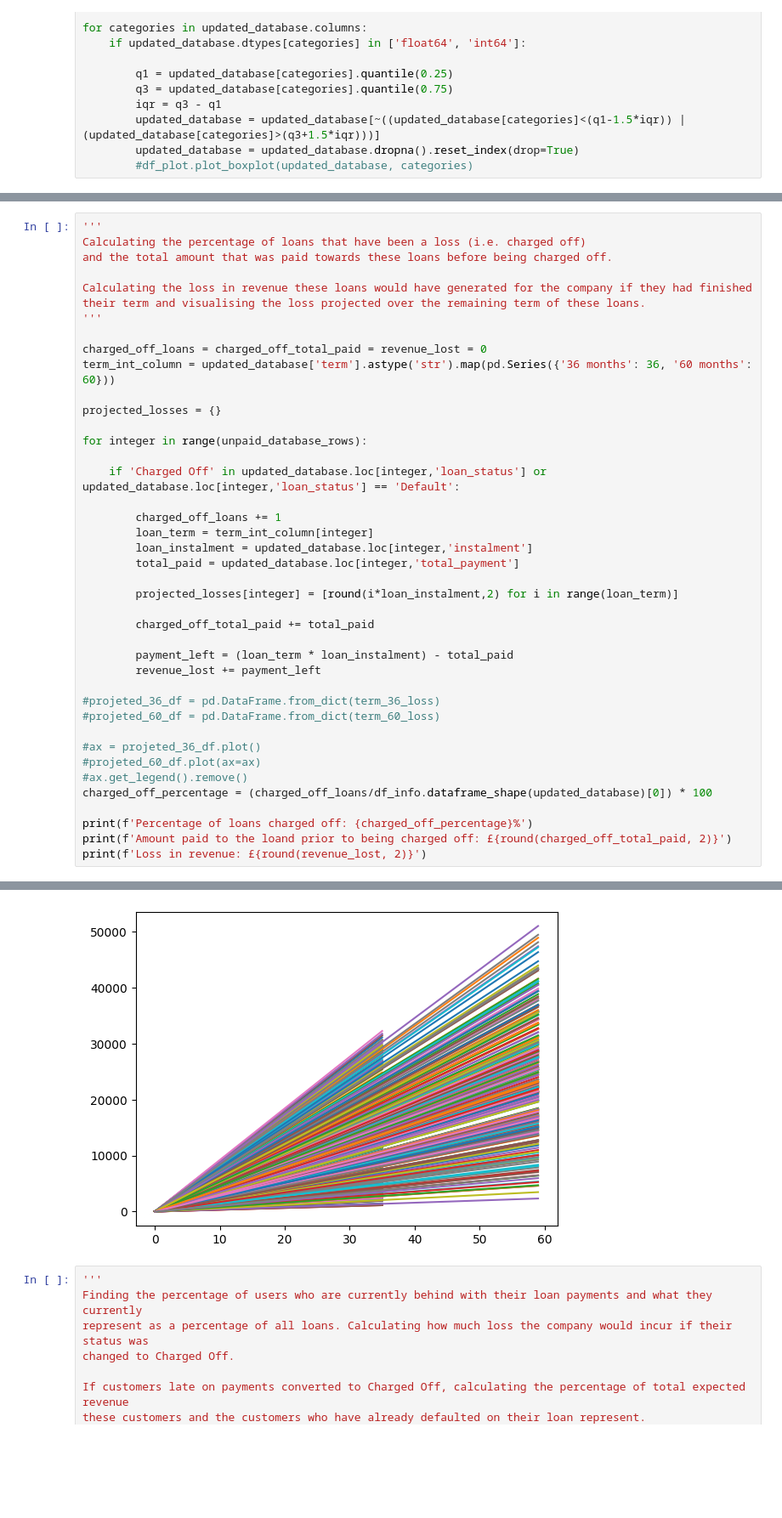
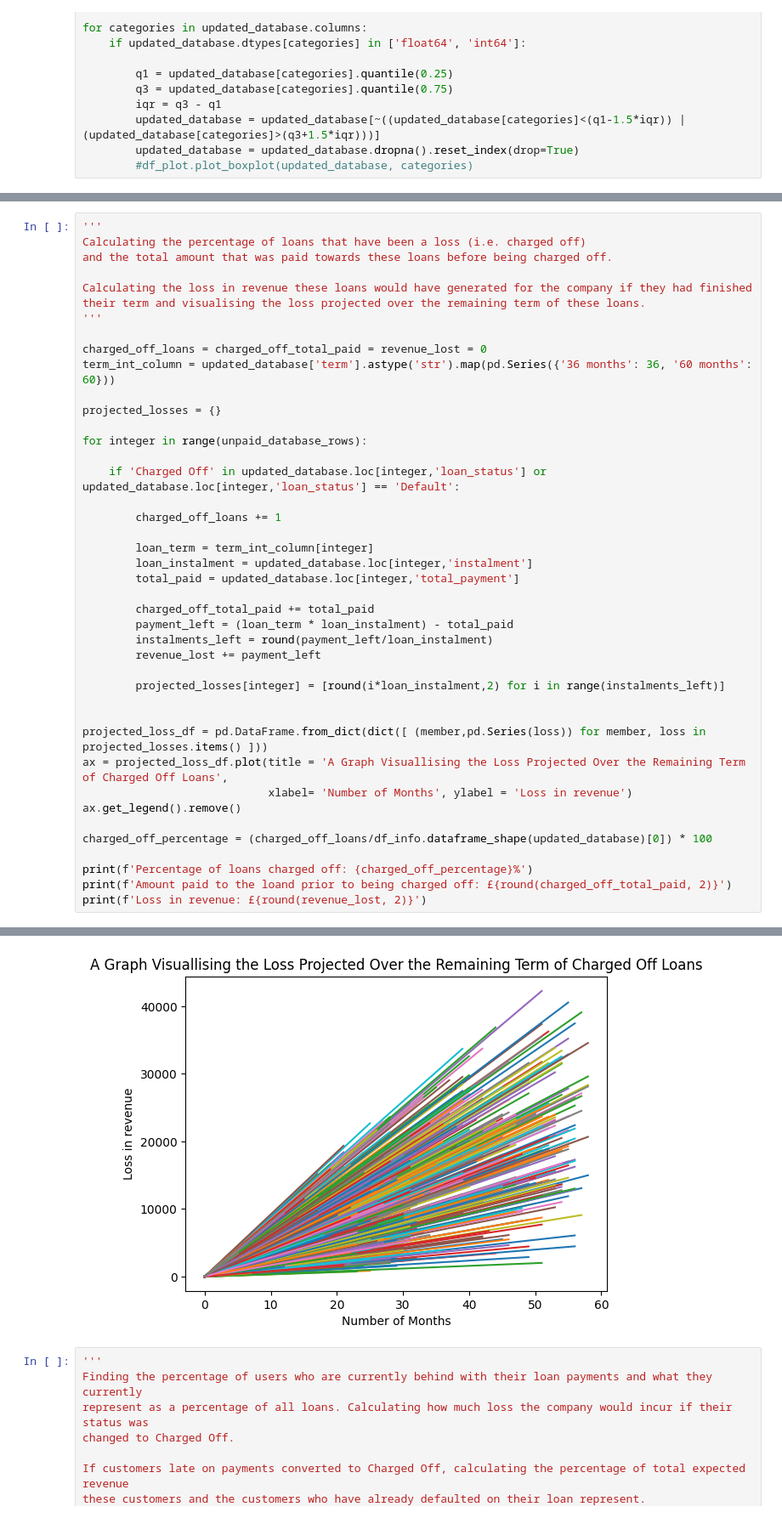
Before and after one commit to lhytsang/exploratory-data-analysis---customer-loans-in-finance103, a Jupyter notebook: db_utils.ipynb, the cells around one changed output, grey strips where cells are left out. Shown at 85% size. Saved outputs shown, nothing was run; the diff lists cells and outputs as text; blank space fills up the shorter version.

Commit message:
Visualising the loss projected over the remaining term of these loans.

```diff
--- a/db_utils.ipynb
+++ b/db_utils.ipynb
@@ -187,42 +204,43 @@ their term and visualising the loss projected over the remaining term of these l
 '''
 
 charged_off_loans = charged_off_total_paid = revenue_lost = 0
 term_int_column = updated_database['term'].astype('str').map(pd.Series({'36 months': 36, '60 months': 60}))
 
 projected_losses = {}
 
 for integer in range(unpaid_database_rows):
 
     if 'Charged Off' in updated_database.loc[integer,'loan_status'] or updated_database.loc[integer,'loan_status'] == 'Default':
 
         charged_off_loans += 1
+
         loan_term = term_int_column[integer]
         loan_instalment = updated_database.loc[integer,'instalment']
         total_paid = updated_database.loc[integer,'total_payment']
 
-        projected_losses[integer] = [round(i*loan_instalment,2) for i in range(loan_term)]
-
         charged_off_total_paid += total_paid
-
         payment_left = (loan_term * loan_instalment) - total_paid
+        instalments_left = round(payment_left/loan_instalment)
         revenue_lost += payment_left
 
-#projeted_36_df = pd.DataFrame.from_dict(term_36_loss)
-#projeted_60_df = pd.DataFrame.from_dict(term_60_loss)
+        projected_losses[integer] = [round(i*loan_instalment,2) for i in range(instalments_left)]
 
-#ax = projeted_36_df.plot()
-#projeted_60_df.plot(ax=ax)
-#ax.get_legend().remove()
+
+projected_loss_df = pd.DataFrame.from_dict(dict([ (member,pd.Series(loss)) for member, loss in projected_losses.items() ]))
+ax = projected_loss_df.plot(title = 'A Graph Visuallising the Loss Projected Over the Remaining Term of Charged Off Loans',
+                            xlabel= 'Number of Months', ylabel = 'Loss in revenue')
+ax.get_legend().remove()
+
 charged_off_percentage = (charged_off_loans/df_info.dataframe_shape(updated_database)[0]) * 100
 
 print(f'Percentage of loans charged off: {charged_off_percentage}%')
 print(f'Amount paid to the loand prior to being charged off: £{round(charged_off_total_paid, 2)}')
 print(f'Loss in revenue: £{round(revenue_lost, 2)}')
 # %% [output]
 Percentage of loans charged off: 3.7490694998984906%
 Amount paid to the loand prior to being charged off: £6097859.52
 Loss in revenue: £12486999.48
-[figure, old version]
+[figure, new version]
 # %%
 '''
 Finding the percentage of users who are currently behind with their loan payments and what they currently
```
Also changed, not shown: parts of 1 cell of this notebook.
